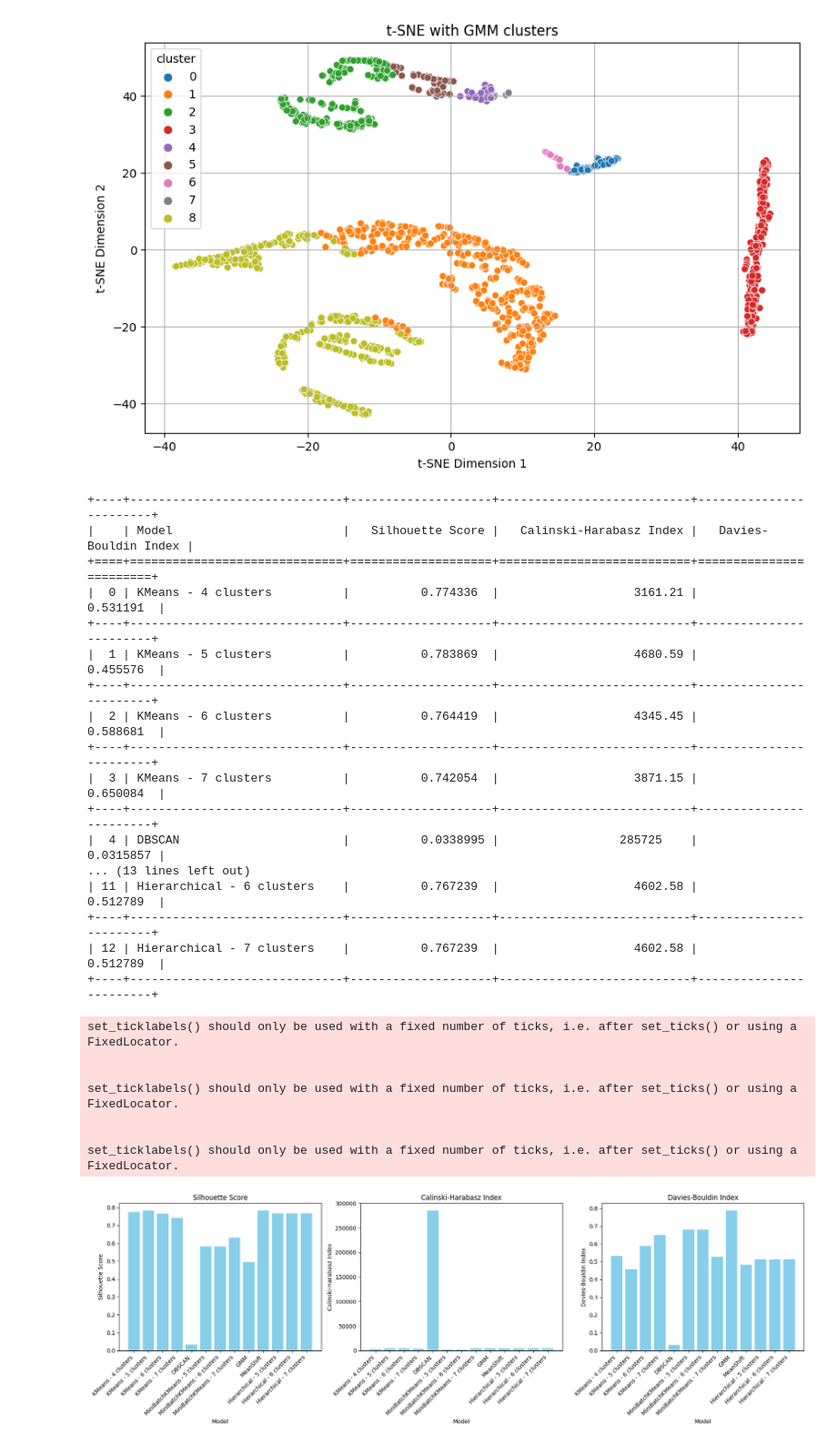
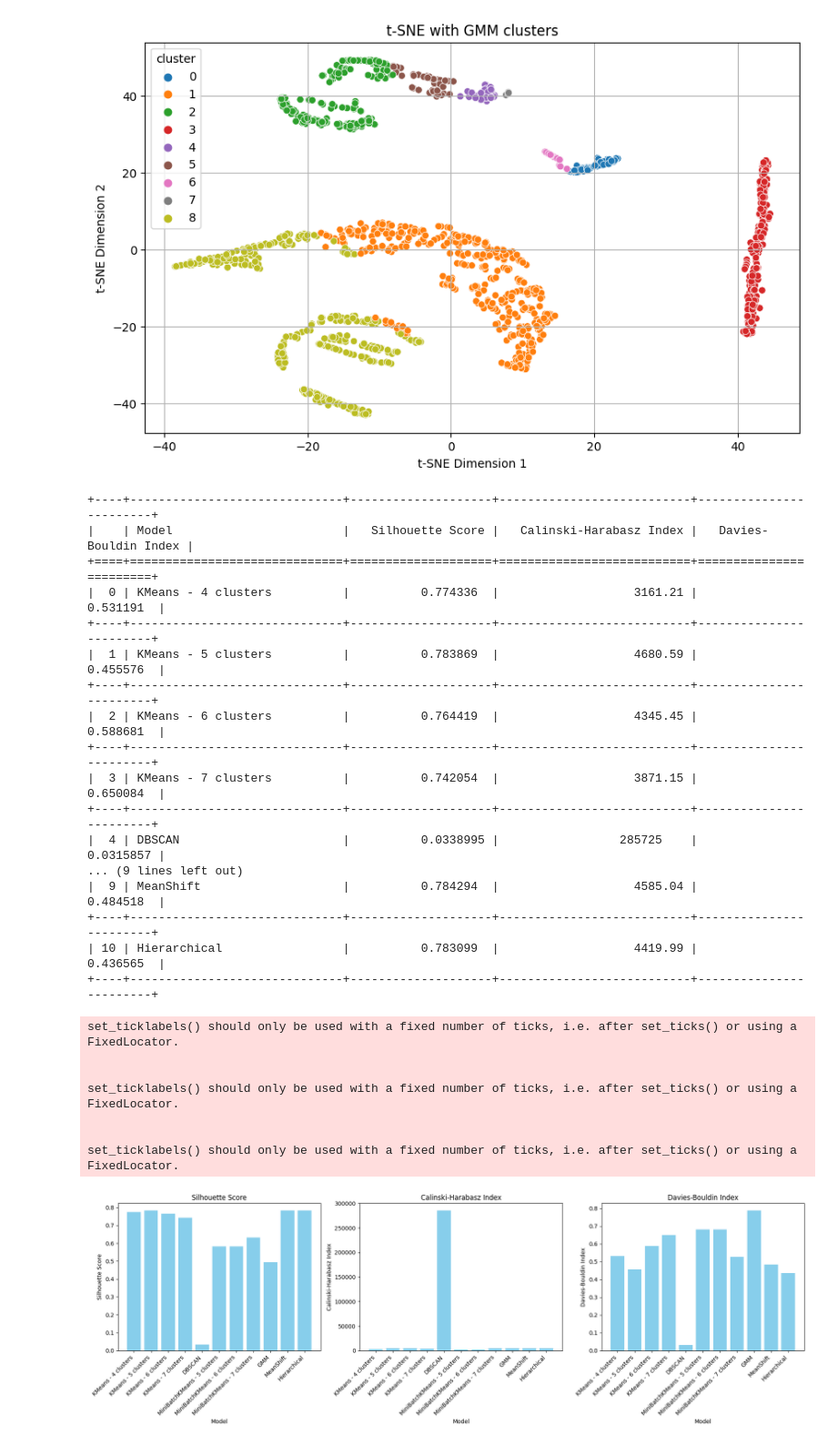
Before and after one commit to xxkaro/GameOfThrones-Clustering, a Jupyter notebook: AM/AM_final.ipynb, the cells around one changed output. Shown at 91% size. Saved outputs shown, nothing was run; the diff lists cells and outputs as text; code cells hidden in the pictures.

```diff
--- a/AM/AM_final.ipynb
+++ b/AM/AM_final.ipynb
@@ -407,9 +407,7 @@ minibatch_kmeans7 = MiniBatchKMeans(n_clusters=7, random_state=123)
 gmm = GaussianMixture(n_components=9, covariance_type='spherical', tol=0.00001, random_state=123)
 meanshift = MeanShift()
 Z = linkage(df, method='ward')
-hierarchical_labels5 = fcluster(Z, 5, criterion='maxclust')
-hierarchical_labels6 = fcluster(Z, 6, criterion='maxclust')
-hierarchical_labels7 = fcluster(Z, 7, criterion='maxclust')
+hierarchical_labels = fcluster(Z, 5, criterion='maxclust')
 
 
 models = {
@@ -423,9 +421,7 @@ models = {
     "MiniBatchKMeans - 7 clusters": minibatch_kmeans7,
     "GMM": gmm,
     "MeanShift": meanshift,
-    "Hierarchical - 5 clusters" : hierarchical_labels5,
-    "Hierarchical - 6 clusters" : hierarchical_labels6,
-    "Hierarchical - 7 clusters" : hierarchical_labels7
+    "Hierarchical" : hierarchical_labels
 }
 
 results = []
@@ -433,7 +429,7 @@ results = []
 for name, model in models.items():
     if name == "GMM":
         labels = model.fit_predict(df)
-    elif name == "Hierarchical - 5 clusters" or name == "Hierarchical - 6 clusters" or name == "Hierarchical - 7 clusters":
+    elif name == "Hierarchical":
         labels =  hierarchical_labels
     else:
         model.fit(df)
@@ -478,34 +474,34 @@ for i, metric in enumerate(metrics):
     axes[i].bar(results_df['Model'], results_df[metric], color='skyblue')
     axes[i].set_title(metric)
     axes[i].set_ylabel(metric)
     axes[i].set_xlabel('Model')
     axes[i].set_xticklabels(axes[i].get_xticklabels(), rotation=45, horizontalalignment='right')
 
 plt.tight_layout()
 plt.show()
 # %% [output]
 +----+------------------------------+--------------------+---------------------------+------------------------+
 |    | Model                        |   Silhouette Score |   Calinski-Harabasz Index |   Davies-Bouldin Index |
 +====+==============================+====================+===========================+========================+
 |  0 | KMeans - 4 clusters          |          0.774336  |                   3161.21 |              0.531191  |
 +----+------------------------------+--------------------+---------------------------+------------------------+
 |  1 | KMeans - 5 clusters          |          0.783869  |                   4680.59 |              0.455576  |
 +----+------------------------------+--------------------+---------------------------+------------------------+
 |  2 | KMeans - 6 clusters          |          0.764419  |                   4345.45 |              0.588681  |
 +----+------------------------------+--------------------+---------------------------+------------------------+
 |  3 | KMeans - 7 clusters          |          0.742054  |                   3871.15 |              0.650084  |
 +----+------------------------------+--------------------+---------------------------+------------------------+
 |  4 | DBSCAN                       |          0.0338995 |                 285725    |              0.0315857 |
-... (13 lines left out)
-| 11 | Hierarchical - 6 clusters    |          0.767239  |                   4602.58 |              0.512789  |
+... (9 lines left out)
+|  9 | MeanShift                    |          0.784294  |                   4585.04 |              0.484518  |
 +----+------------------------------+--------------------+---------------------------+------------------------+
-| 12 | Hierarchical - 7 clusters    |          0.767239  |                   4602.58 |              0.512789  |
+| 10 | Hierarchical                 |          0.783099  |                   4419.99 |              0.436565  |
 +----+------------------------------+--------------------+---------------------------+------------------------+
 set_ticklabels() should only be used with a fixed number of ticks, i.e. after set_ticks() or using a FixedLocator.
 
 
 set_ticklabels() should only be used with a fixed number of ticks, i.e. after set_ticks() or using a FixedLocator.
 
 
 set_ticklabels() should only be used with a fixed number of ticks, i.e. after set_ticks() or using a FixedLocator.
-[figure, old version]
+[figure, new version]
```
